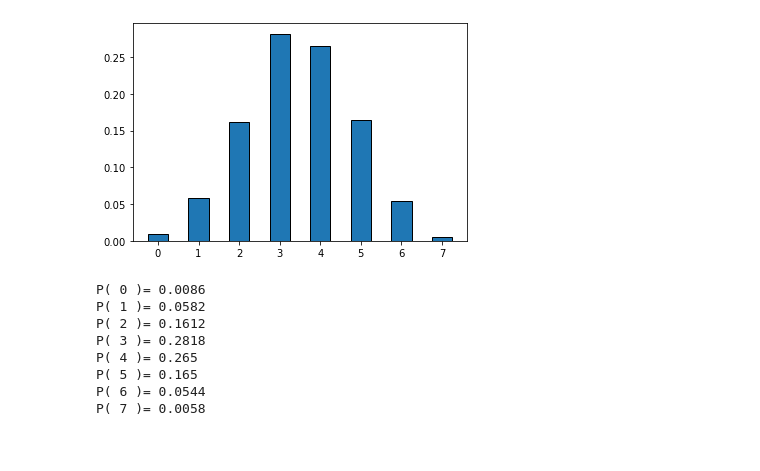
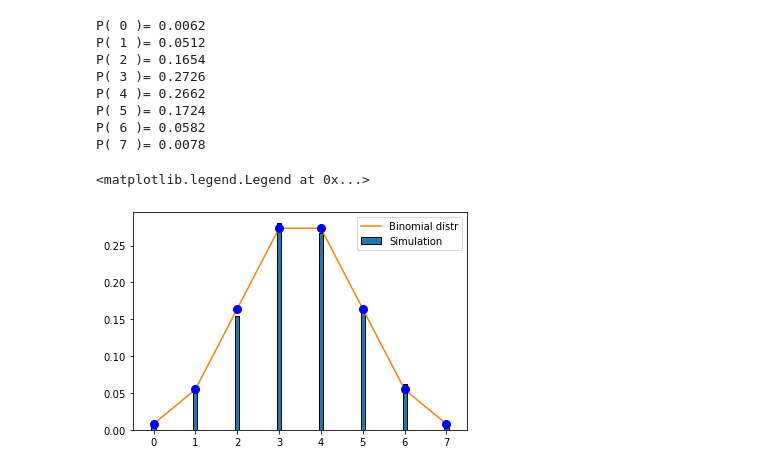
Before and after one commit to JavierFDuarte/Probability-Simulations, a Jupyter notebook: coins-probability.ipynb, the cells around one changed output. Cells and saved outputs as stored; diff of their text form; code cells hidden in the pictures.

Commit message:
Exact distribution graph

```diff
--- a/coins-probability.ipynb
+++ b/coins-probability.ipynb
@@ -10,9 +10,9 @@ import matplotlib.pyplot as plt
 #En particular lo de rwidth es lo que me importó, es el ancho relativo de las columnas respecto al de los bins
 # %%
 n_coins=7
-n_muestras=5000
+n_muestras=1000
 results = [ ]
-bins = [ ]
+
 for j in range(1,n_muestras+1):
     suma = 0.
     for i in range(1,n_coins+1):
@@ -20,24 +20,33 @@ for j in range(1,n_muestras+1):
         suma = suma+float(x)
     results.append(suma)
 
-#print(results)
-
-for i in range(0,n_coins+2):
-    bins.append(float(i)-0.5)
-#print(bins)
-grafico=plt.hist(results,bins=bins,rwidth=0.5, edgecolor = "black",density=True)
-plt.show(grafico)
+#print resultados:
 k=0
 for i in grafico[0]:
     print("P(",k,")=",i)
     k=k+1
 # %% [output]
-[figure, removed]
-P( 0 )= 0.0086
-P( 1 )= 0.0582
-P( 2 )= 0.1612
-P( 3 )= 0.2818
-P( 4 )= 0.265
-P( 5 )= 0.165
-P( 6 )= 0.0544
-P( 7 )= 0.0058
+P( 0 )= 0.0062
+P( 1 )= 0.0512
+P( 2 )= 0.1654
+P( 3 )= 0.2726
+P( 4 )= 0.2662
+P( 5 )= 0.1724
+P( 6 )= 0.0582
+P( 7 )= 0.0078
+# %%
+#Graphic visualization
+fig, ax = plt.subplots()
+bins = [ ]
+for i in range(0,n_coins+2):
+    bins.append(float(i)-0.5)
+
+ax.hist(results,bins=bins,rwidth=0.1, edgecolor = "black",density=True,label="Simulation")
+x = np.linspace(0, n_coins, n_coins+1)
+ax.plot(x, binom.pmf(x, n_coins, 0.5), label='Binomial distr')
+ax.plot(x, binom.pmf(x, n_coins, 0.5), 'bo', ms=8) #Desmarcar si se quieren sacar puntitos azules
+ax.set_xlim(left=-0.5,right=float(n_coins)+0.5)
+ax.legend()
+# %% [output]
+<matplotlib.legend.Legend at 0x...>
+[figure, added]
```
Also changed, not shown: parts of 1 cell of this notebook.
